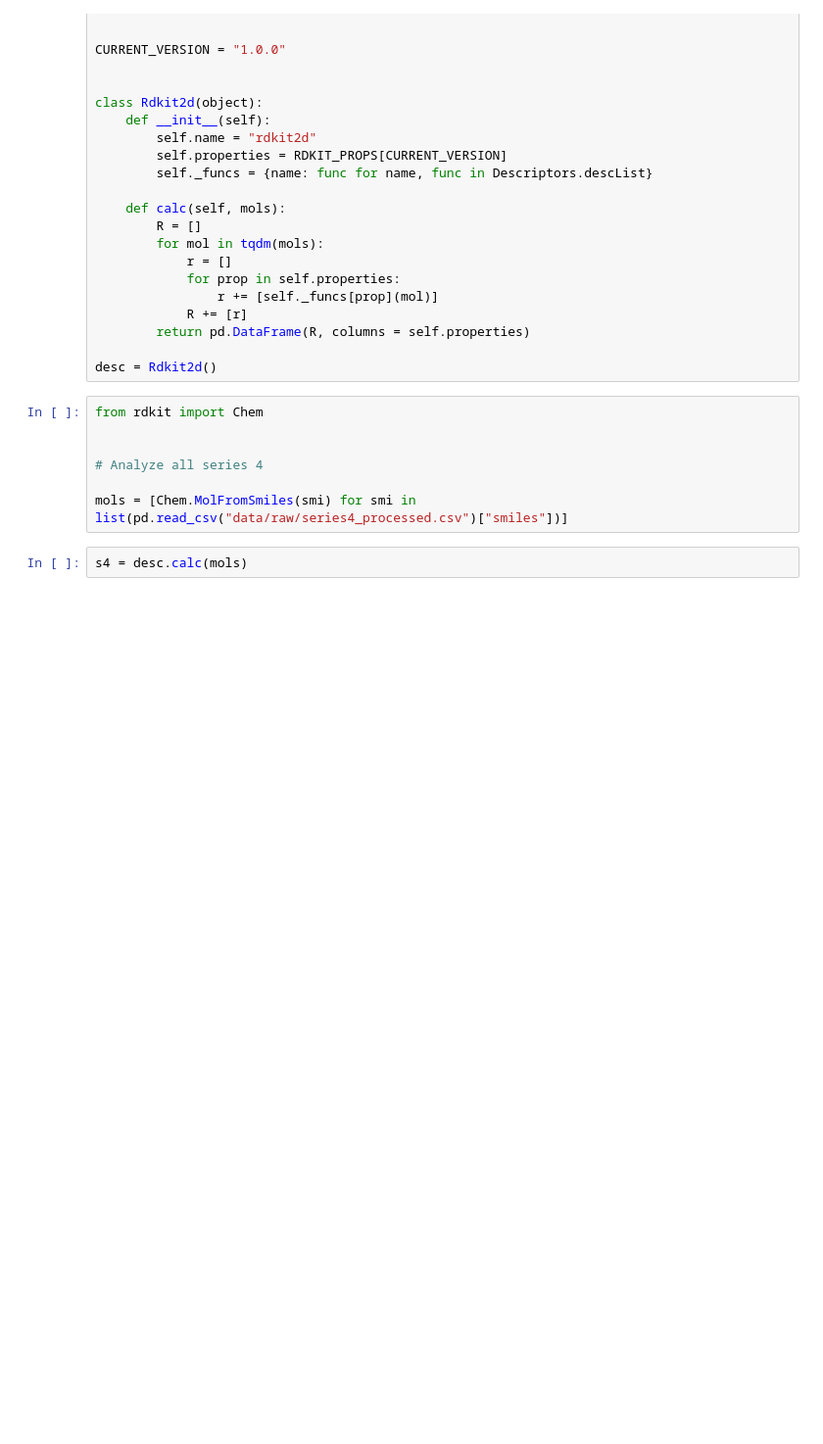
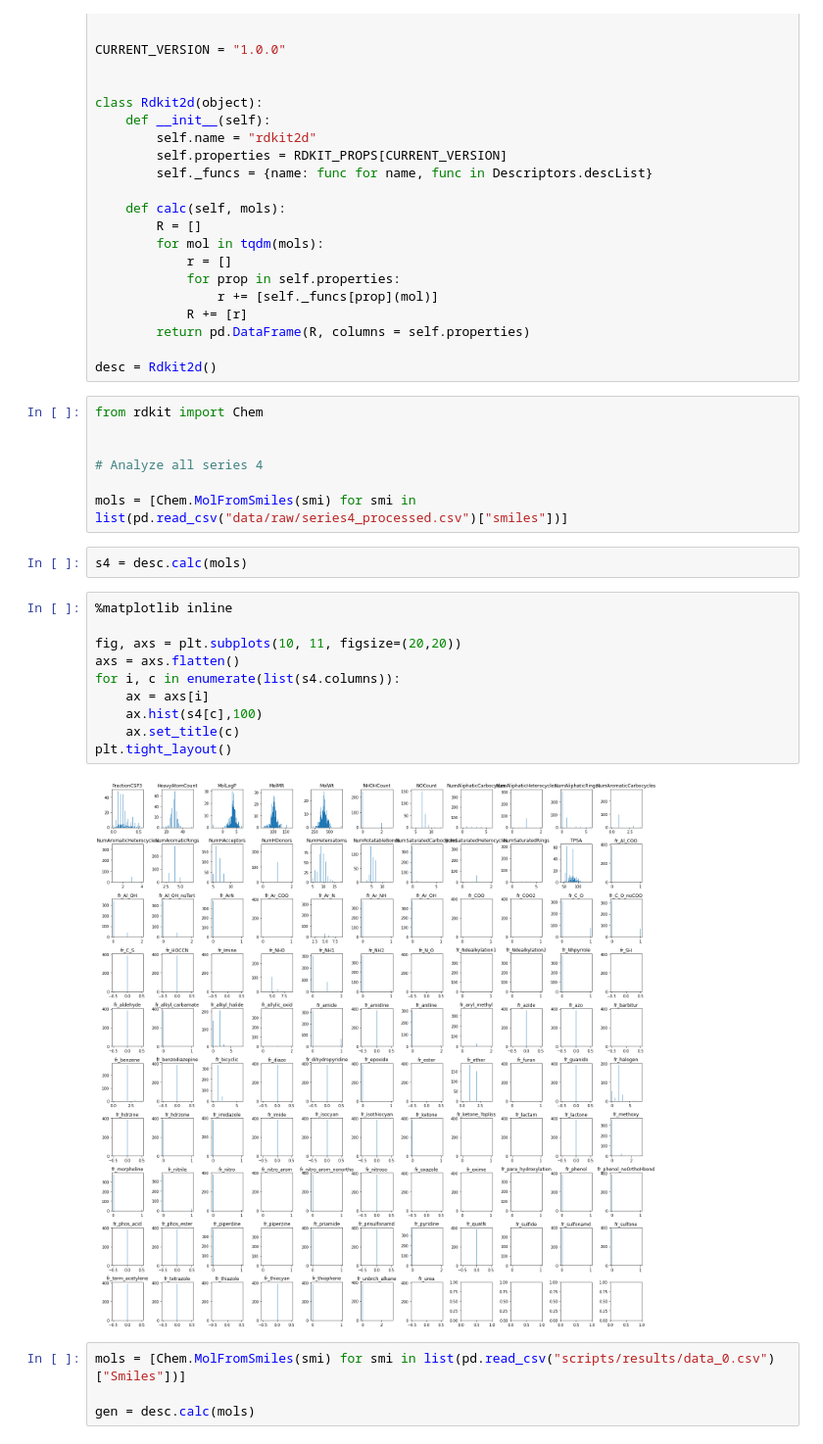
Before and after one commit to ersilia-os/osm-series4-candidates-2, a Jupyter notebook: AcceptableChemistry.ipynb, the cells around one changed output. Shown at 98% size. Cells and saved outputs as stored; diff of their text form; blank space fills up the shorter version.

```diff
--- a/AcceptableChemistry.ipynb
+++ b/AcceptableChemistry.ipynb
@@ -144,3 +144,19 @@ from rdkit import Chem
 mols = [Chem.MolFromSmiles(smi) for smi in list(pd.read_csv("data/raw/series4_processed.csv")["smiles"])]
 # %%
 s4 = desc.calc(mols)
+# %%
+%matplotlib inline
+
+fig, axs = plt.subplots(10, 11, figsize=(20,20))
+axs = axs.flatten()
+for i, c in enumerate(list(s4.columns)):
+    ax = axs[i]
+    ax.hist(s4[c],100)
+    ax.set_title(c)
+plt.tight_layout()
+# %% [output]
+[figure, added]
+# %%
+mols = [Chem.MolFromSmiles(smi) for smi in list(pd.read_csv("scripts/results/data_0.csv")["Smiles"])]
+
+gen = desc.calc(mols)
```
Also changed, not shown: parts of 5 cells of this notebook.
